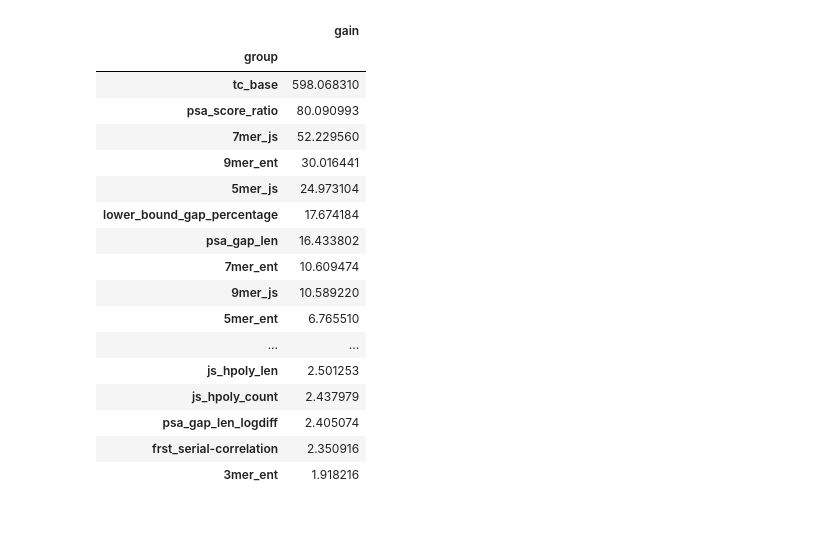
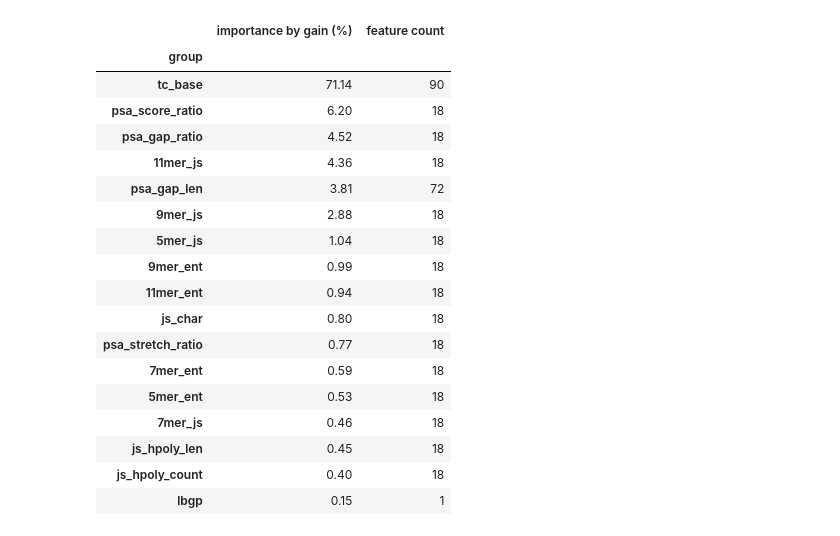
Before and after one commit to MaBody/aldiscore, a Jupyter notebook: notebooks/studies/feature_importance.ipynb, the cells around one changed output. Saved outputs shown, nothing was run; the diff lists cells and outputs as text; code cells hidden in the pictures.

```diff
--- a/notebooks/studies/feature_importance.ipynb
+++ b/notebooks/studies/feature_importance.ipynb
@@ -97,5 +89,5 @@ clean_feat_names
 # %%
-imp_df = pd.concat([pd.Series(clean_feat_names), pd.Series(imps)], axis=1)
+imp_df = pd.concat([pd.Series(model.feature_name()), pd.Series(imps)], axis=1)
 imp_df.columns = ["name", "gain"]
 imp_df
 imp_df["group"] = pd.Series(imp_df.name.str.split(".").map(lambda v: v[-1]))
@@ -141,21 +152,31 @@ groups
 # %%
-imp_df.groupby("group").max(numeric_only=True).sort_values("gain", ascending=False)
+stat_df = imp_df.drop("name", axis=1).groupby("group").aggregate(["sum", "count"])
+T_GAIN = "gain (%)"
+# M_GAIN = "mean_gain (%)"
+stat_df.columns = [T_GAIN, "feature count"]
+stat_df = stat_df.sort_values(T_GAIN, ascending=False)
+gain_cols = [T_GAIN]
+stat_df[gain_cols] = (stat_df[gain_cols] / stat_df[gain_cols].sum(axis=0)).round(
+    4
+) * 100
+stat_df
 # %% [output]
-|  | gain |
-| group |  |
-| tc_base | 598.068310 |
-| psa_score_ratio | 80.090993 |
-| 7mer_js | 52.229560 |
-| 9mer_ent | 30.016441 |
-| 5mer_js | 24.973104 |
-| lower_bound_gap_percentage | 17.674184 |
-| psa_gap_len | 16.433802 |
-| 7mer_ent | 10.609474 |
-| 9mer_js | 10.589220 |
-| 5mer_ent | 6.765510 |
-| ... | ... |
-| js_hpoly_len | 2.501253 |
-| js_hpoly_count | 2.437979 |
-| psa_gap_len_logdiff | 2.405074 |
-| frst_serial-correlation | 2.350916 |
-| 3mer_ent | 1.918216 |
+|  | importance by gain (%) | feature count |
+| group |  |  |
+| tc_base | 71.14 | 90 |
+| psa_score_ratio | 6.20 | 18 |
+| psa_gap_ratio | 4.52 | 18 |
+| 11mer_js | 4.36 | 18 |
+| psa_gap_len | 3.81 | 72 |
+| 9mer_js | 2.88 | 18 |
+| 5mer_js | 1.04 | 18 |
+| 9mer_ent | 0.99 | 18 |
+| 11mer_ent | 0.94 | 18 |
+| js_char | 0.80 | 18 |
+| psa_stretch_ratio | 0.77 | 18 |
+| 7mer_ent | 0.59 | 18 |
+| 5mer_ent | 0.53 | 18 |
+| 7mer_js | 0.46 | 18 |
+| js_hpoly_len | 0.45 | 18 |
+| js_hpoly_count | 0.40 | 18 |
+| lbgp | 0.15 | 1 |
```
Also changed, not shown: parts of 10 cells of this notebook, 2 other files.
